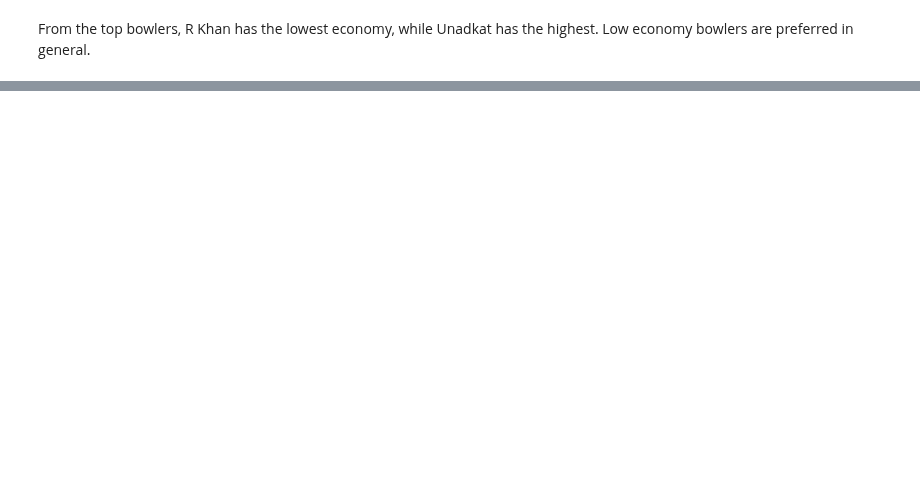
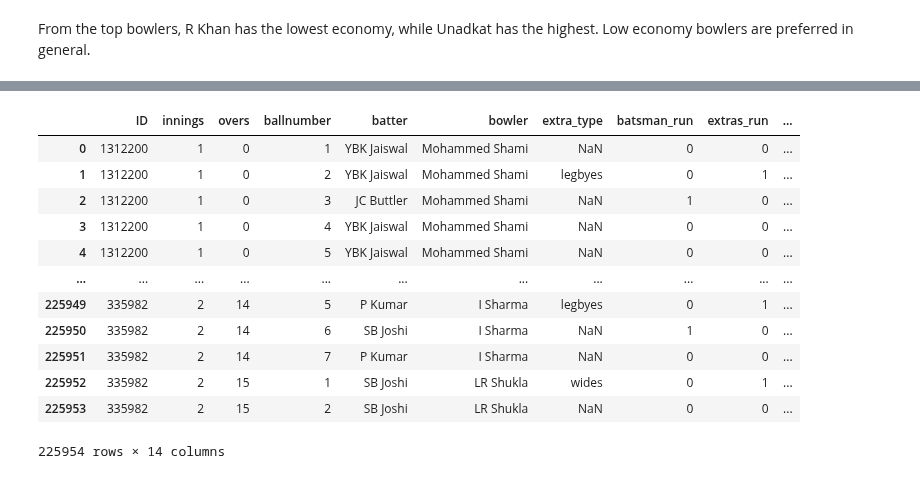
Before and after one commit to ubco-W2022T2-data301/project-group-group60, a Jupyter notebook: analysis/analysis2.ipynb, the cells around one changed output, grey strips where cells are left out. Drawn from its saved outputs; the diff is of its cells as text; code cells hidden in the pictures; blank space fills up the shorter version.

```diff
--- a/analysis/analysis2.ipynb
+++ b/analysis/analysis2.ipynb
@@ -178,0 +183,6 @@ From the top bowlers, R Khan has the lowest economy, while Unadkat has the highe
+# %%
+from codes import project_functions2 as pf2
+matches = pf2.load_and_process("../data/raw/IPL_Matches_2008_2022 (1).csv")
+ball_by_ball = pf2.load_and_process("../data/raw/IPL_Ball_by_Ball_2008_2022.csv")
+matches
+ball_by_ball
@@ -178,0 +226,17 @@ From the top bowlers, R Khan has the lowest economy, while Unadkat has the highe
+# %%
+new_ball = ball_by_ball.drop(columns = ['non-striker','kind', 'fielders_involved'])
+new_ball
+# %% [output]
+|  | ID | innings | overs | ballnumber | batter | bowler | extra_type | batsman_run | extras_run | ... |
+| 0 | 1312200 | 1 | 0 | 1 | YBK Jaiswal | Mohammed Shami | NaN | 0 | 0 | ... |
+| 1 | 1312200 | 1 | 0 | 2 | YBK Jaiswal | Mohammed Shami | legbyes | 0 | 1 | ... |
+| 2 | 1312200 | 1 | 0 | 3 | JC Buttler | Mohammed Shami | NaN | 1 | 0 | ... |
+| 3 | 1312200 | 1 | 0 | 4 | YBK Jaiswal | Mohammed Shami | NaN | 0 | 0 | ... |
+| 4 | 1312200 | 1 | 0 | 5 | YBK Jaiswal | Mohammed Shami | NaN | 0 | 0 | ... |
+| ... | ... | ... | ... | ... | ... | ... | ... | ... | ... | ... |
+| 225949 | 335982 | 2 | 14 | 5 | P Kumar | I Sharma | legbyes | 0 | 1 | ... |
+| 225950 | 335982 | 2 | 14 | 6 | SB Joshi | I Sharma | NaN | 1 | 0 | ... |
+| 225951 | 335982 | 2 | 14 | 7 | P Kumar | I Sharma | NaN | 0 | 0 | ... |
+| 225952 | 335982 | 2 | 15 | 1 | SB Joshi | LR Shukla | wides | 0 | 1 | ... |
+| 225953 | 335982 | 2 | 15 | 2 | SB Joshi | LR Shukla | NaN | 0 | 0 | ... |
+225954 rows × 14 columns
```
Also changed, not shown: parts of 16 cells of this notebook, 3 other files.
